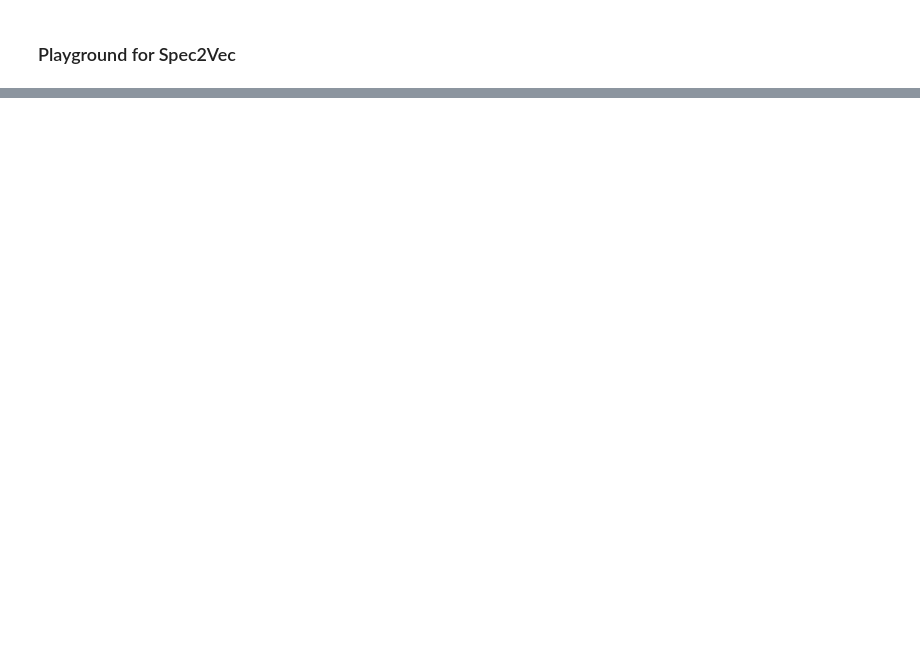
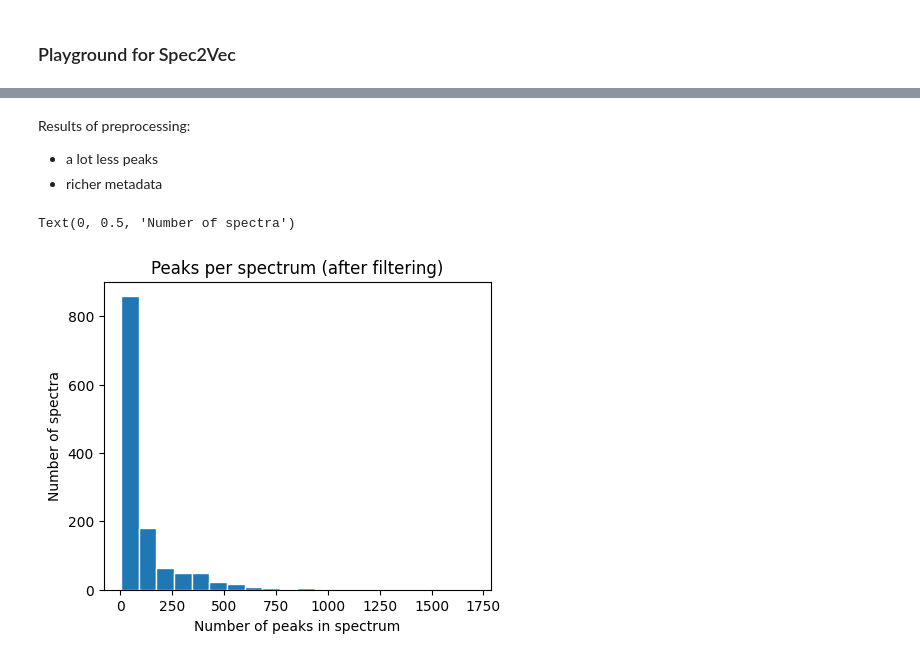
Before and after one commit to alpi314/mass_spectra, a Jupyter notebook: spec2vec_playground.ipynb, the cells around one changed output, grey strips where cells are left out. Saved outputs shown, nothing was run; the diff lists cells and outputs as text; code cells hidden in the pictures; blank space fills up the shorter version.

```diff
--- a/spec2vec_playground.ipynb
+++ b/spec2vec_playground.ipynb
@@ -35,0 +19,4 @@ s = next(spectra_generator)
+# %%
+# accessing the first spectrum
+spectrum = spectrums[0]
+spectrum.metadata
@@ -35,0 +69,19 @@ s = next(spectra_generator)
+# %%
+def metadata_processing(spectrum):
+    spectrum = ms_filters.default_filters(spectrum) # general metadata cleaning
+    spectrum = ms_filters.repair_inchi_inchikey_smiles(spectrum) # fix wrongly formatted InChI, InChIKey, SMILES
+    spectrum = ms_filters.derive_inchi_from_smiles(spectrum) # derive InChI from SMILES
+    spectrum = ms_filters.derive_smiles_from_inchi(spectrum) # derive SMILES from InChI
+    spectrum = ms_filters.derive_inchikey_from_inchi(spectrum) # derive InChIKey from InChI
+    spectrum = ms_filters.harmonize_undefined_smiles(spectrum) # replaces missing SMILES with a common placeholder
+    spectrum = ms_filters.harmonize_undefined_inchi(spectrum) # replaces missing InChI with a common placeholder
+    spectrum = ms_filters.harmonize_undefined_inchikey(spectrum) # replaces missing InChIKey with a common placeholder
+    spectrum = ms_filters.add_precursor_mz(spectrum)
+    return spectrum
+# %%
+def peak_processing(spectrum):
+    spectrum = ms_filters.default_filters(spectrum) # general peak cleaning
+    spectrum = ms_filters.normalize_intensities(spectrum) # normalize peak intensities to values between 0 and 1
+    spectrum = ms_filters.select_by_intensity(spectrum, intensity_from=0.01) # remove peaks below 0.01 after normalization
+    spectrum = ms_filters.select_by_mz(spectrum, mz_from=10, mz_to=1000) # remove peaks outside m/z range 10 to 1000
+    return spectrum
@@ -35,0 +91,4 @@ s = next(spectra_generator)
+# %%
+# preprocessing
+spectrums = [metadata_processing(s) for s in spectrums]
+spectrums = [peak_processing(s) for s in spectrums]
@@ -35,0 +99,15 @@ s = next(spectra_generator)
+# %% [markdown]
+Results of preprocessing:
+- a lot less peaks
+- richer metadata
+# %%
+numbers_of_peaks = [len(s.peaks.mz) for s in spectrums]
+from matplotlib import pyplot as plt
+plt.figure(figsize=(5,4), dpi=100)
+plt.hist(numbers_of_peaks, 20, edgecolor="white")
+plt.title("Peaks per spectrum (after filtering)")
+plt.xlabel("Number of peaks in spectrum")
+plt.ylabel("Number of spectra")
+# %% [output]
+Text(0, 0.5, 'Number of spectra')
+[figure, added]
```
Also changed, not shown: parts of 41 cells of this notebook, 3 other files.
